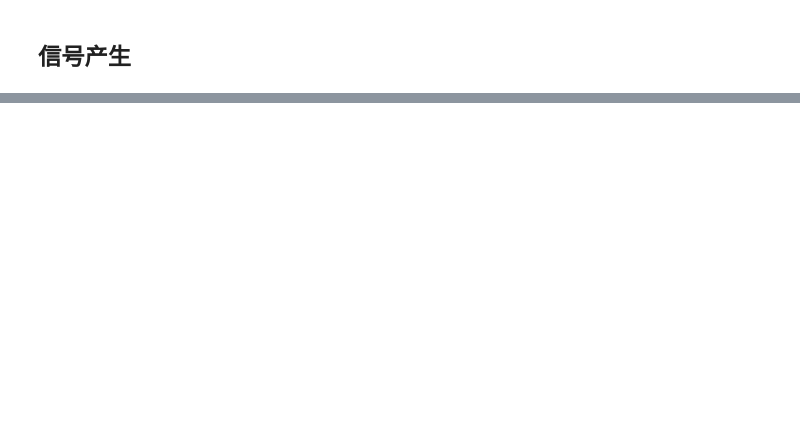
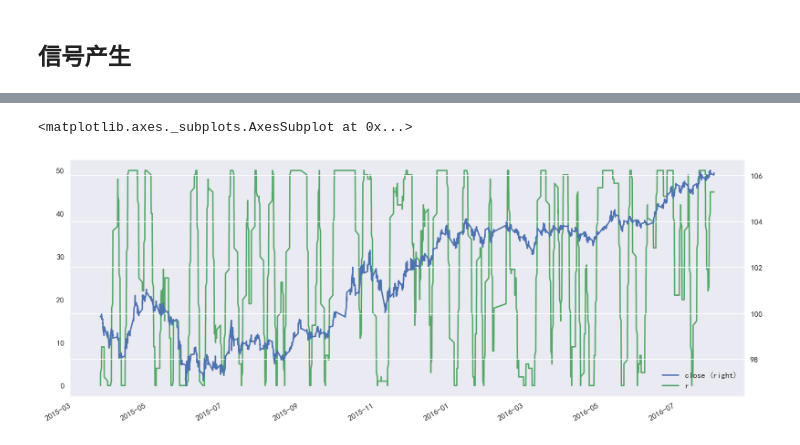
Before and after one commit to fangwen-li/southernfund, a Jupyter notebook: 国债期货策略.ipynb, the cells around one changed output, grey strips where cells are left out. Cells and saved outputs as stored; diff of their text form; code cells hidden in the pictures; blank space fills up the shorter version.

```diff
--- a/国债期货策略.ipynb
+++ b/国债期货策略.ipynb
@@ -49,4 +126,6 @@ from sklearn.model_selection import GridSearchCV
 # %%
+###单独给出收盘价格
+
 day_number = 18*3
 year = [15,16,17,18,19,20,21]*4
 year = sorted(year)
@@ -56,7 +135,7 @@ file_name = ['T'+str(x)+y + '.CCFX.xlsx' for x,y in zip(year,month)]
 def draw_data(raw_data):
     data = raw_data[['close','volume']]#我们只使用收盘价和成交量两个数据
     data.iloc[:,1] = data.iloc[:,1].rolling(15).sum()#价格用该时间点的价格即可，成交量要算求和,这里假设用的是15min来进行slice
-    data=data[data.index.minute.isin([1,16,31,46])]
+    data=data[data.index.minute.isin([15,30,45,0])]
     data['close'] = data['close'].pct_change()
     return data
 
@@ -97,9 +176,9 @@ for name in file_name:
 future1.iloc[0,0] = 0
 future_return = future1.loc[future1.index[1]:future1[(future1.iloc[:,1]>0).values].index[-1]]
 future_return.columns = ['价格变动','成交量']
-future_price = future_return.copy()
-future_price.iloc[:,0] = (future_price.iloc[:,0]+1).cumprod()
-future_price.columns = ['价格','成交量']
+future_price1 = future_return.copy()
+future_price1.iloc[:,0] = (future_price1.iloc[:,0]+1).cumprod()
+future_price1.columns = ['价格','成交量']
 # %% [output]
 处理文件T1503.CCFX.xlsx
 处理文件T1506.CCFX.xlsx
@@ -497,0 +409,2 @@ Name: 价格, Length: 34837, dtype: float64
+# %%
+t=future_price.copy()
@@ -497,0 +612,8 @@ Name: 价格, Length: 34837, dtype: float64
+# %%
+price_ave1=future_price['close'].rolling(int(50)).mean()
+tr = (price_ave1.pct_change()>0).rolling(50).sum()
+tr.name='r'
+pd.concat([future_price['close'],tr],axis=1).dropna().iloc[:6000].plot(figsize=(15,6),secondary_y=['close'])
+# %% [output]
+<matplotlib.axes._subplots.AxesSubplot at 0x...>
+[figure, added]
```
Also changed, not shown: parts of 50 cells of this notebook, 8 other files.
